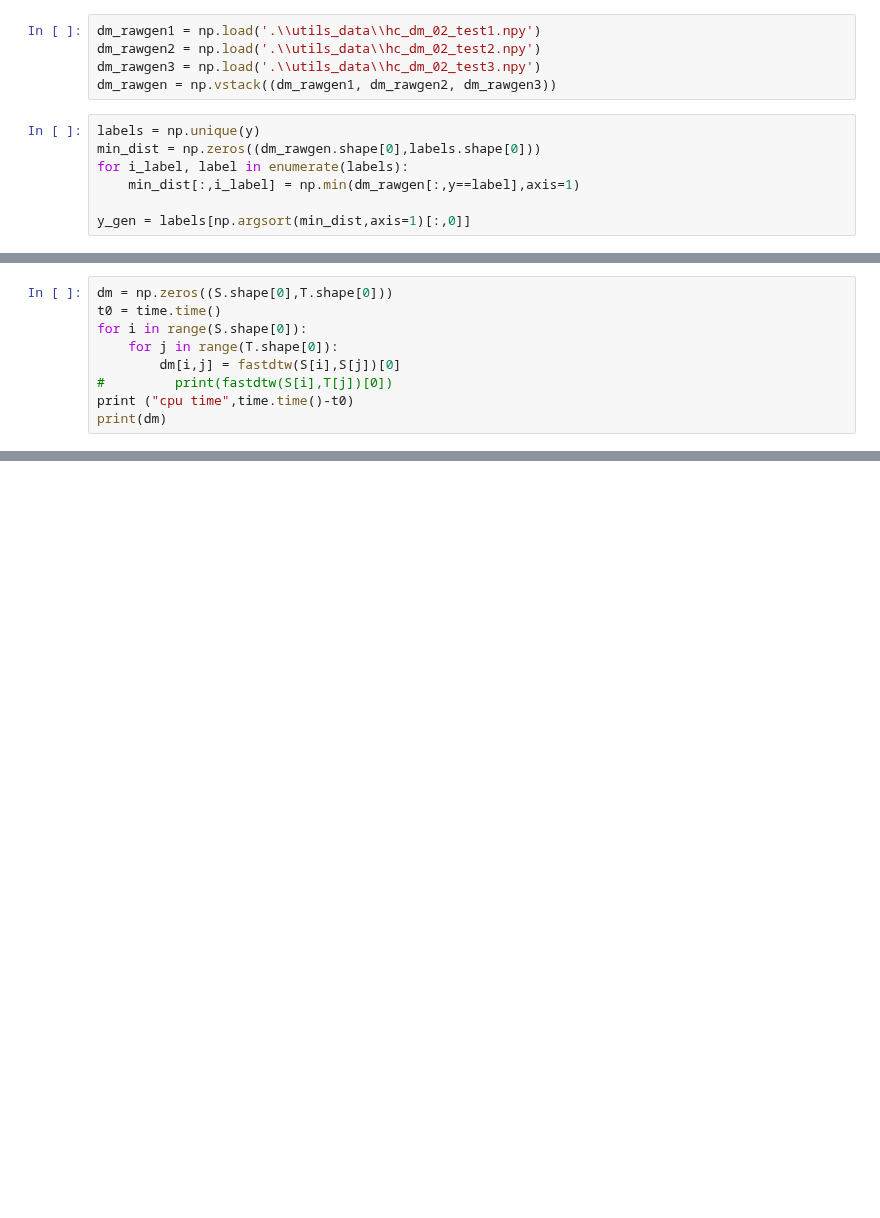
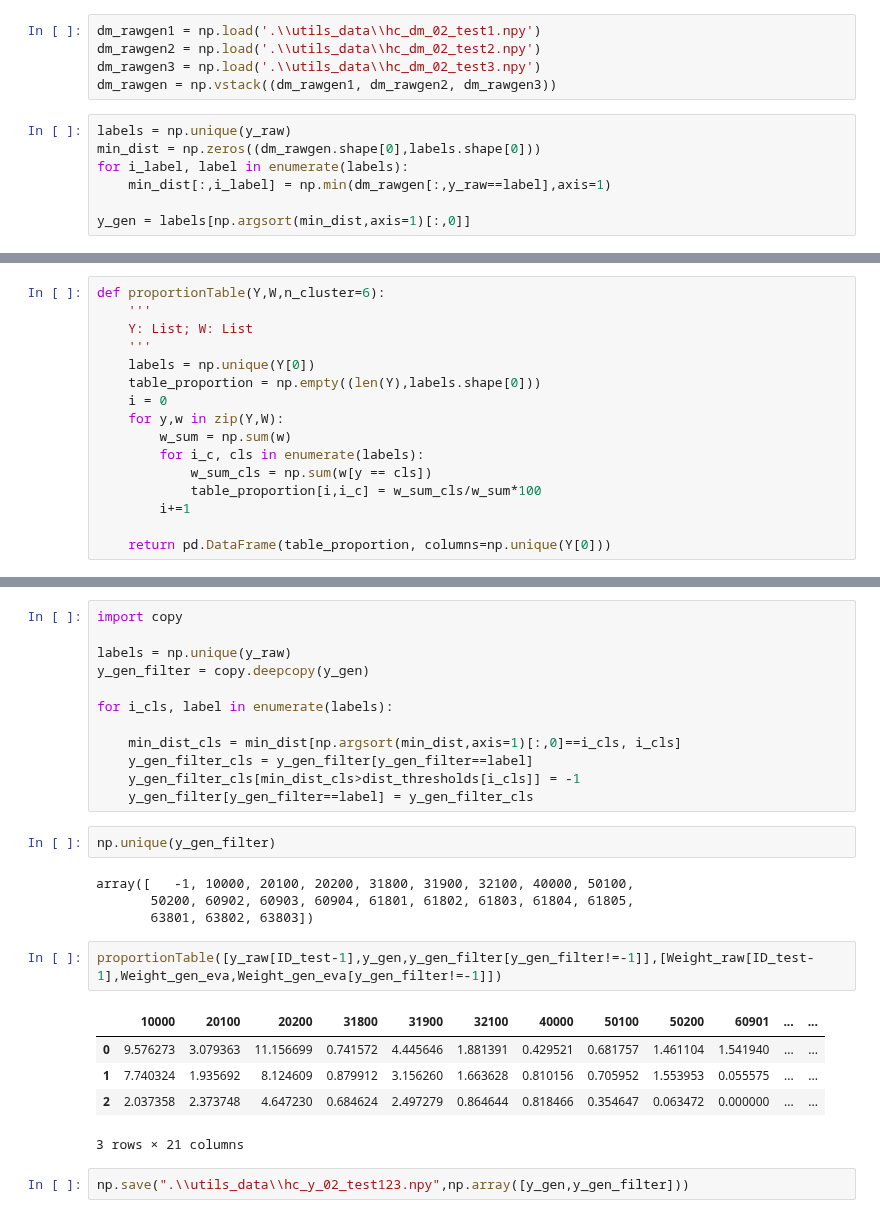
Before and after one commit to ShawnZhaoMX/RearEndCrashGeneration, a Jupyter notebook: CrashGenerationModel.ipynb, the cells around one changed output, grey strips where cells are left out. Drawn from its saved outputs; the diff is of its cells as text; blank space fills up the shorter version.

```diff
--- a/CrashGenerationModel.ipynb
+++ b/CrashGenerationModel.ipynb
@@ -476,10 +497,10 @@ dm_rawgen2 = np.load('.\\utils_data\\hc_dm_02_test2.npy')
 dm_rawgen3 = np.load('.\\utils_data\\hc_dm_02_test3.npy')
 dm_rawgen = np.vstack((dm_rawgen1, dm_rawgen2, dm_rawgen3))
 # %%
-labels = np.unique(y)
+labels = np.unique(y_raw)
 min_dist = np.zeros((dm_rawgen.shape[0],labels.shape[0]))
 for i_label, label in enumerate(labels):
-    min_dist[:,i_label] = np.min(dm_rawgen[:,y==label],axis=1)
+    min_dist[:,i_label] = np.min(dm_rawgen[:,y_raw==label],axis=1)
 
 y_gen = labels[np.argsort(min_dist,axis=1)[:,0]]
 # %%
@@ -520,9 +507,0 @@ cpu time 1.1243107318878174
-# %%
-dm = np.zeros((S.shape[0],T.shape[0]))
-t0 = time.time()
-for i in range(S.shape[0]):
-    for j in range(T.shape[0]):
-        dm[i,j] = fastdtw(S[i],S[j])[0]
-#         print(fastdtw(S[i],T[j])[0])
-print ("cpu time",time.time()-t0)
-print(dm)
@@ -582,0 +508,16 @@ array([[0.        , 1.91561638, 2.15388875, ..., 1.8941086 , 2.12815358,
+# %%
+def proportionTable(Y,W,n_cluster=6):
+    '''
+    Y: List; W: List
+    '''
+    labels = np.unique(Y[0])
+    table_proportion = np.empty((len(Y),labels.shape[0]))
+    i = 0
+    for y,w in zip(Y,W):
+        w_sum = np.sum(w)
+        for i_c, cls in enumerate(labels):
+            w_sum_cls = np.sum(w[y == cls])
+            table_proportion[i,i_c] = w_sum_cls/w_sum*100
+        i+=1
+
+    return pd.DataFrame(table_proportion, columns=np.unique(Y[0]))
@@ -582,0 +531,28 @@ array([[0.        , 1.91561638, 2.15388875, ..., 1.8941086 , 2.12815358,
+# %%
+import copy
+
+labels = np.unique(y_raw)
+y_gen_filter = copy.deepcopy(y_gen)
+
+for i_cls, label in enumerate(labels):
+
+    min_dist_cls = min_dist[np.argsort(min_dist,axis=1)[:,0]==i_cls, i_cls]
+    y_gen_filter_cls = y_gen_filter[y_gen_filter==label]
+    y_gen_filter_cls[min_dist_cls>dist_thresholds[i_cls]] = -1
+    y_gen_filter[y_gen_filter==label] = y_gen_filter_cls
+# %%
+np.unique(y_gen_filter)
+# %% [output]
+array([   -1, 10000, 20100, 20200, 31800, 31900, 32100, 40000, 50100,
+       50200, 60902, 60903, 60904, 61801, 61802, 61803, 61804, 61805,
+       63801, 63802, 63803])
+# %%
+proportionTable([y_raw[ID_test-1],y_gen,y_gen_filter[y_gen_filter!=-1]],[Weight_raw[ID_test-1],Weight_gen_eva,Weight_gen_eva[y_gen_filter!=-1]])
+# %% [output]
+|  | 10000 | 20100 | 20200 | 31800 | 31900 | 32100 | 40000 | 50100 | 50200 | 60901 | ... | ... |
+| 0 | 9.576273 | 3.079363 | 11.156699 | 0.741572 | 4.445646 | 1.881391 | 0.429521 | 0.681757 | 1.461104 | 1.541940 | ... | ... |
+| 1 | 7.740324 | 1.935692 | 8.124609 | 0.879912 | 3.156260 | 1.663628 | 0.810156 | 0.705952 | 1.553953 | 0.055575 | ... | ... |
+| 2 | 2.037358 | 2.373748 | 4.647230 | 0.684624 | 2.497279 | 0.864644 | 0.818466 | 0.354647 | 0.063472 | 0.000000 | ... | ... |
+3 rows × 21 columns
+# %%
+np.save(".\\utils_data\\hc_y_02_test123.npy",np.array([y_gen,y_gen_filter]))
```
Also changed, not shown: parts of 26 cells of this notebook, 4 other files.
